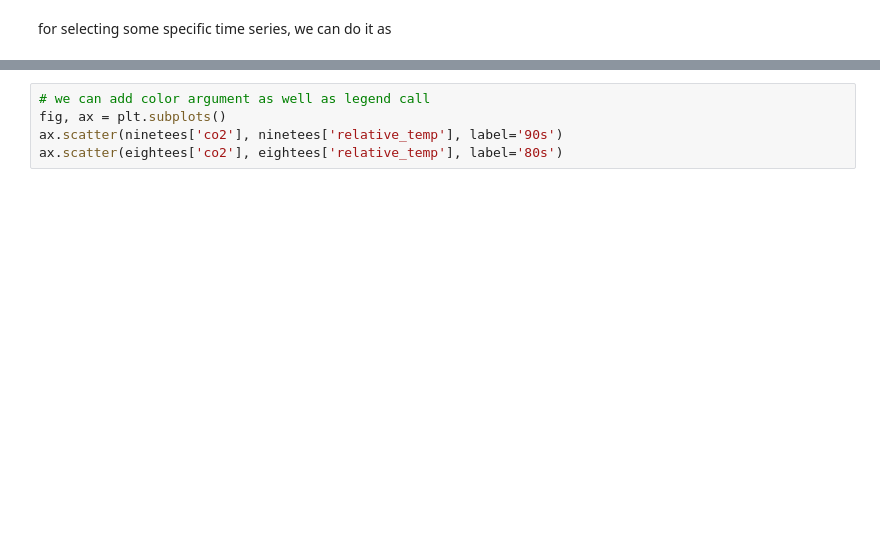
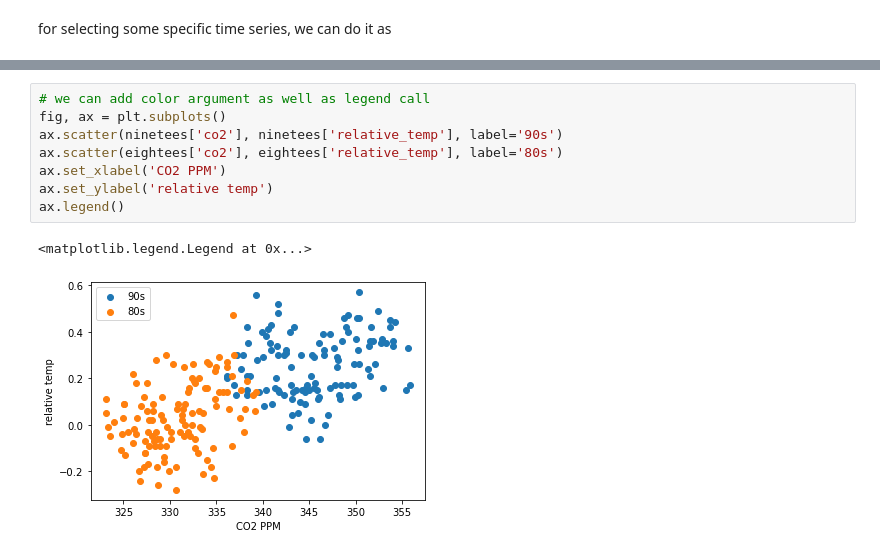
Before and after one commit to Wisal-Mukhtiar/Python-Practices, a Jupyter notebook: data_visualization/quantitative_comparisons_scatter_plots.ipynb, the cells around one changed output, grey strips where cells are left out. Saved outputs shown, nothing was run; the diff lists cells and outputs as text; blank space fills up the shorter version.

```diff
--- a/data_visualization/quantitative_comparisons_scatter_plots.ipynb
+++ b/data_visualization/quantitative_comparisons_scatter_plots.ipynb
@@ -20,5 +22,11 @@ eightess = climate['1970-01-01':'1979-12-31']
 # %%
 # we can add color argument as well as legend call
 fig, ax = plt.subplots()
 ax.scatter(ninetees['co2'], ninetees['relative_temp'], label='90s')
 ax.scatter(eightees['co2'], eightees['relative_temp'], label='80s')
+ax.set_xlabel('CO2 PPM')
+ax.set_ylabel('relative temp')
+ax.legend()
+# %% [output]
+<matplotlib.legend.Legend at 0x...>
+[figure, added]
```
Also changed, not shown: parts of 6 cells of this notebook.
